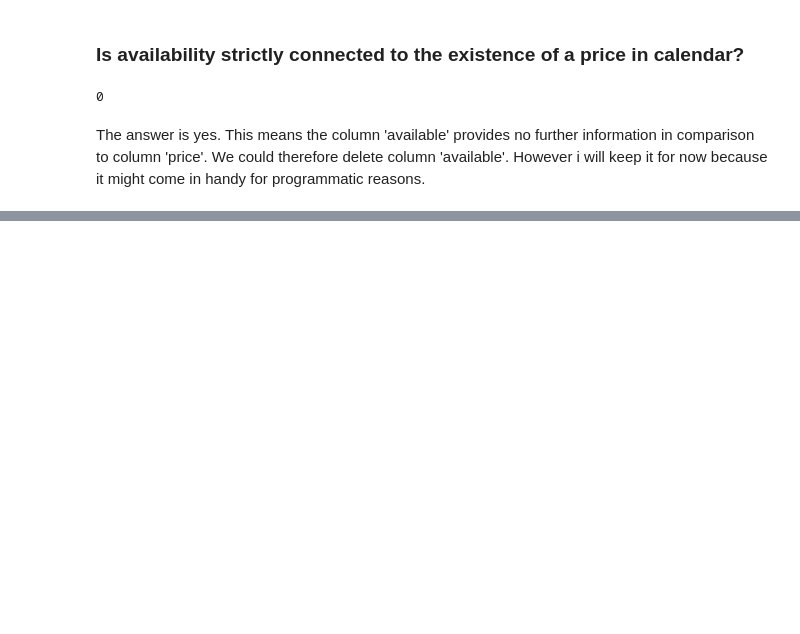
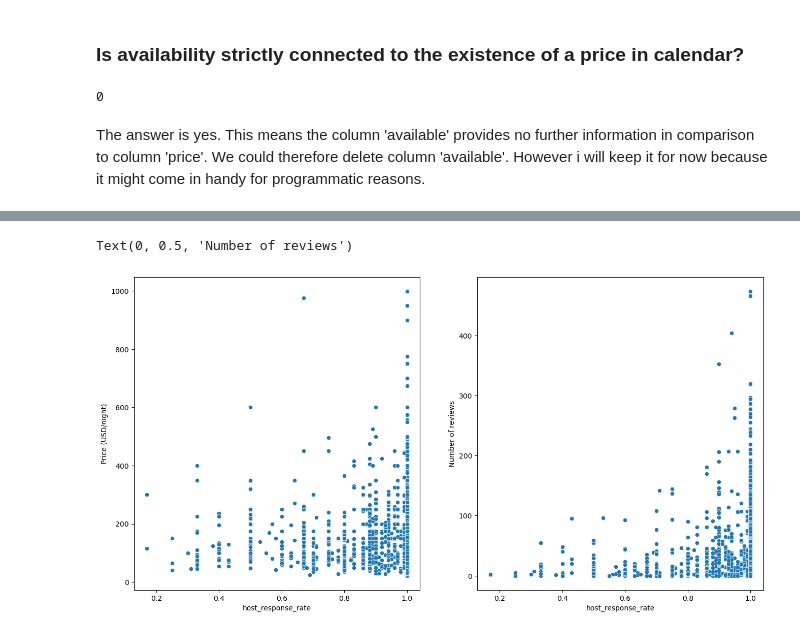
Before and after one commit to pnockema/Writing-a-Data-Scientist-Blog, a Jupyter notebook: Analyzing Seattle Airbnb Data.ipynb, the cells around one changed output, grey strips where cells are left out. Drawn from its saved outputs; the diff is of its cells as text; code cells hidden in the pictures; blank space fills up the shorter version.

```diff
--- a/Analyzing Seattle Airbnb Data.ipynb
+++ b/Analyzing Seattle Airbnb Data.ipynb
@@ -156,0 +329,15 @@ The answer is yes. This means the column 'available' provides no further informa
+# %%
+plt.figure(figsize=(16,8))
+
+plt.subplot(1, 2, 1)
+sns.scatterplot(data = listings, x = 'host_response_rate', y = 'price')
+
+plt.ylabel('Price (USD/night)')
+
+plt.subplot(1, 2, 2)
+sns.scatterplot(data = listings, x = 'host_response_rate', y = 'number_of_reviews')
+
+plt.ylabel('Number of reviews')
+# %% [output]
+Text(0, 0.5, 'Number of reviews')
+[figure, added]
```
Also changed, not shown: parts of 39 cells of this notebook, 1 other file.
